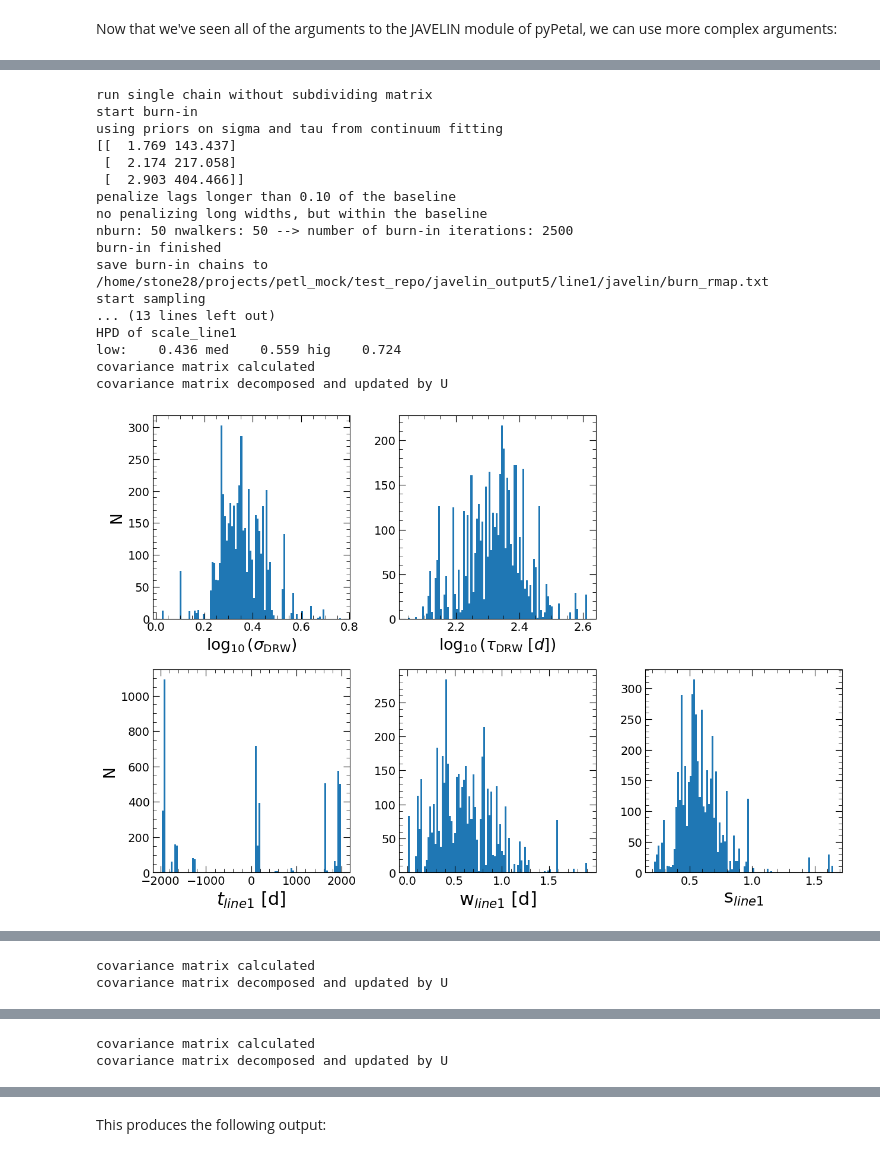
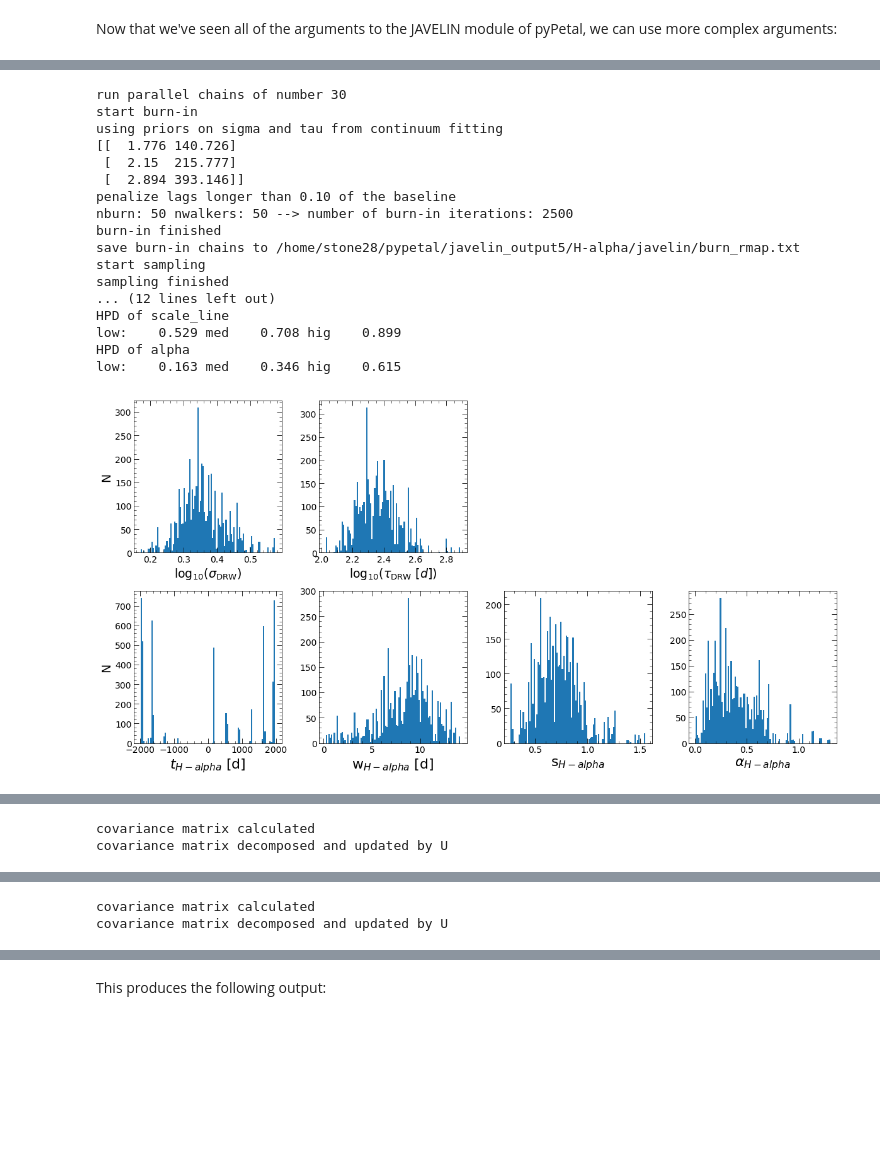
Before and after one commit to Zstone19/pypetal, a Jupyter notebook: docs/notebooks/javelin/advanced.ipynb, the cells around one changed output, grey strips where cells are left out. Saved outputs shown, nothing was run; the diff lists cells and outputs as text; code cells hidden in the pictures; blank space fills up the shorter version.

Commit message:
Reoing javelin advanced tutorial

```diff
--- a/docs/notebooks/javelin/advanced.ipynb
+++ b/docs/notebooks/javelin/advanced.ipynb
@@ -15,8 +15,8 @@ line_names = ['Continuum', 'H-alpha', 'H-beta']
 fixed1 = None
 p_fix1 = None
 
-fixed2 = [ 1, 0,           1,  1, 1 ]
-p_fix2 = [ 0, np.log(190), 0, 15, 0 ]
+fixed2 = [ 1, 0,           1,  0, 1, 1 ]
+p_fix2 = [ 0, np.log(190), 0, 15, 0, 0 ]
 
 params = {
     'nwalker': 50,
@@ -60,18 +60,18 @@ low:  143.437 med  217.058 hig  404.466
-run single chain without subdividing matrix
+run parallel chains of number 30
 start burn-in
 using priors on sigma and tau from continuum fitting
-[[  1.769 143.437]
- [  2.174 217.058]
- [  2.903 404.466]]
+[[  1.776 140.726]
+ [  2.15  215.777]
+ [  2.894 393.146]]
 penalize lags longer than 0.10 of the baseline
-no penalizing long widths, but within the baseline
 nburn: 50 nwalkers: 50 --> number of burn-in iterations: 2500
 burn-in finished
-save burn-in chains to /home/stone28/projects/petl_mock/test_repo/javelin_output5/line1/javelin/burn_rmap.txt
+save burn-in chains to /home/stone28/pypetal/javelin_output5/H-alpha/javelin/burn_rmap.txt
 start sampling
-... (13 lines left out)
-HPD of scale_line1
-low:    0.436 med    0.559 hig    0.724
-covariance matrix calculated
-covariance matrix decomposed and updated by U
+sampling finished
+... (12 lines left out)
+HPD of scale_line
+low:    0.529 med    0.708 hig    0.899
+HPD of alpha
+low:    0.163 med    0.346 hig    0.615
-[figure, old version]
+[figure, new version]
```
Also changed, not shown: parts of 3 cells of this notebook.
